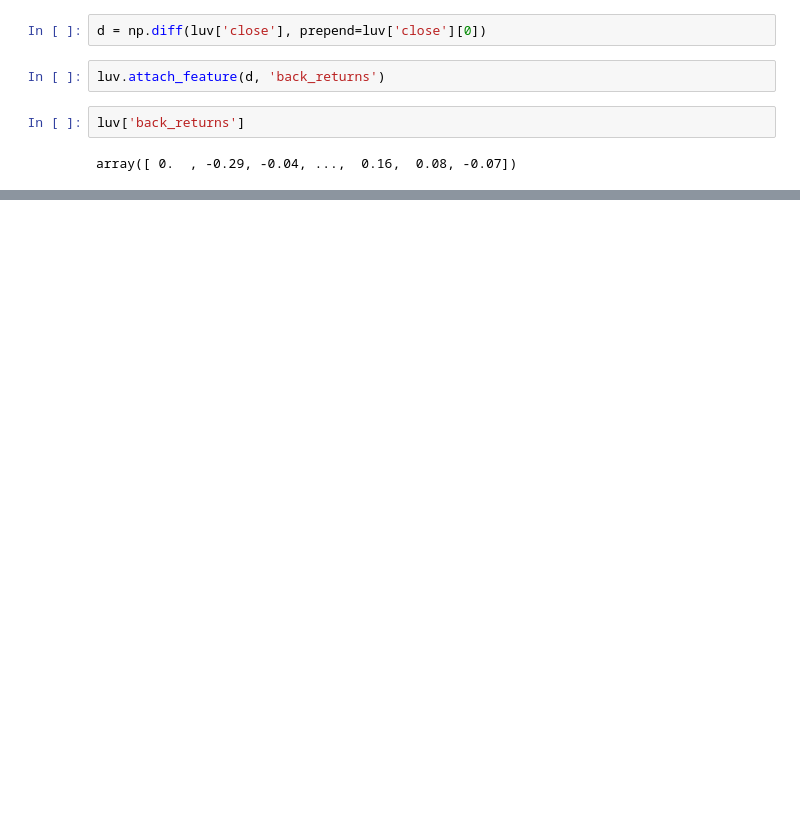
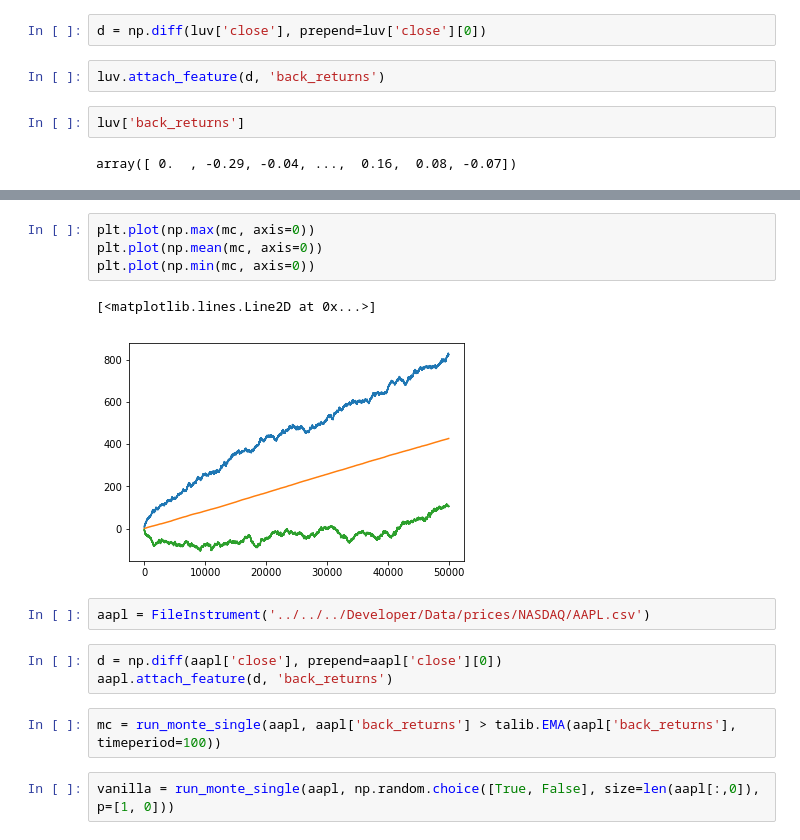
Before and after one commit to longtailfinancial/AlphaEngine, a Jupyter notebook: stu_scratch/Formalize.ipynb, the cells around one changed output, grey strips where cells are left out. Saved outputs shown, nothing was run; the diff lists cells and outputs as text; blank space fills up the shorter version.

```diff
--- a/stu_scratch/Formalize.ipynb
+++ b/stu_scratch/Formalize.ipynb
@@ -134,0 +102,16 @@ plt.plot(mc.T)
+# %%
+plt.plot(np.max(mc, axis=0))
+plt.plot(np.mean(mc, axis=0))
+plt.plot(np.min(mc, axis=0))
+# %% [output]
+[<matplotlib.lines.Line2D at 0x...>]
+[figure, added]
+# %%
+aapl = FileInstrument('../../../Developer/Data/prices/NASDAQ/AAPL.csv')
+# %%
+d = np.diff(aapl['close'], prepend=aapl['close'][0])
+aapl.attach_feature(d, 'back_returns')
+# %%
+mc = run_monte_single(aapl, aapl['back_returns'] > talib.EMA(aapl['back_returns'], timeperiod=100))
+# %%
+vanilla = run_monte_single(aapl, np.random.choice([True, False], size=len(aapl[:,0]), p=[1, 0]))
```
Also changed, not shown: parts of 30 cells of this notebook, 2 other files.
